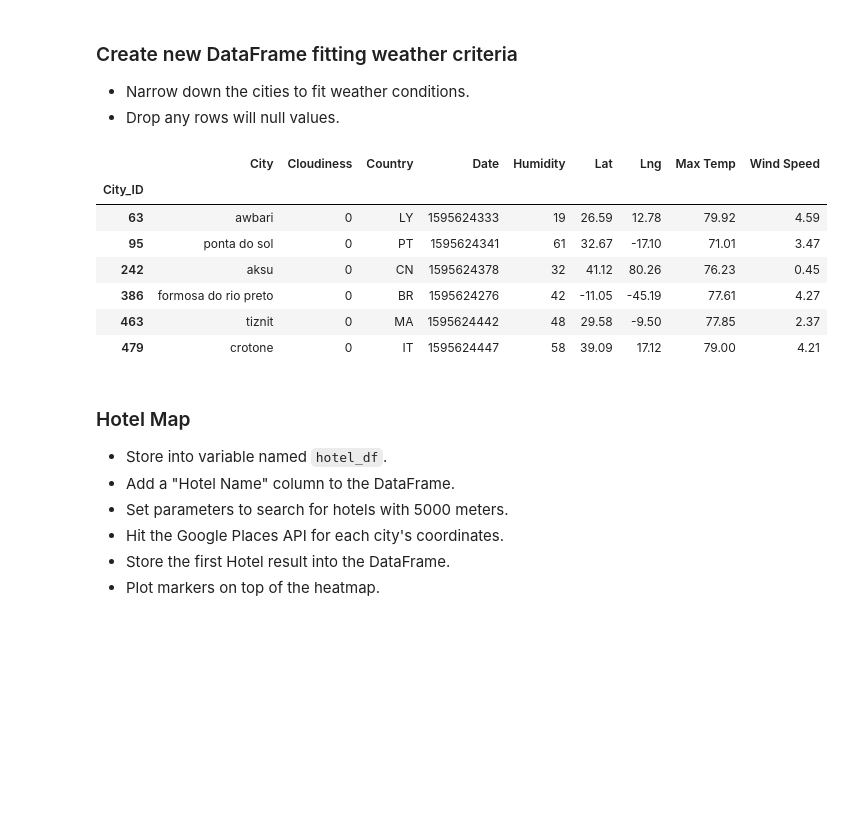
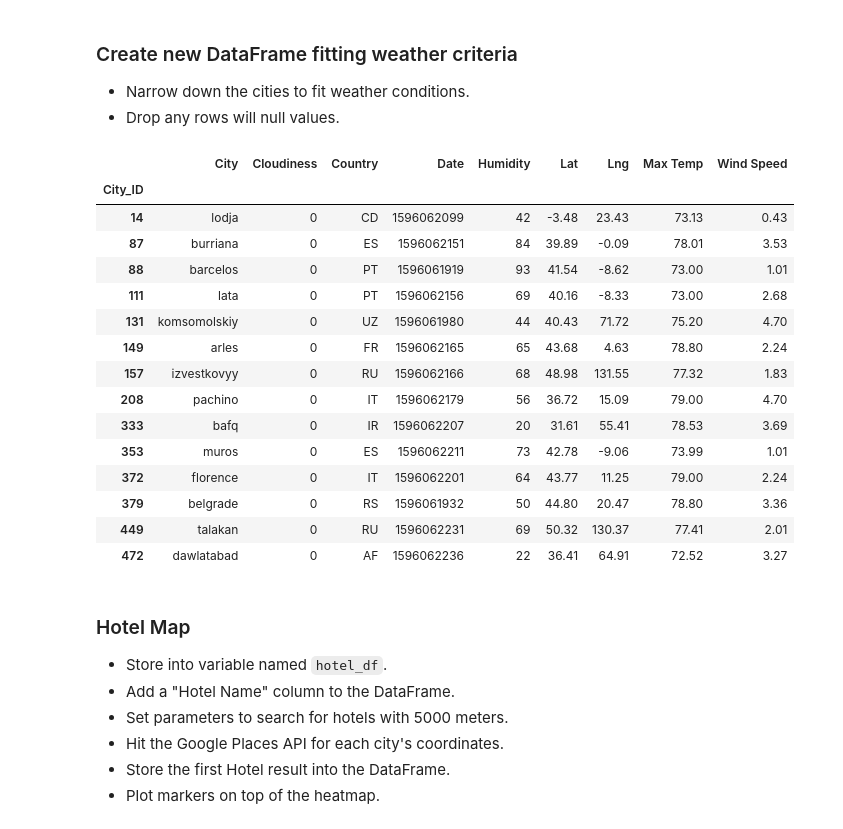
Before and after one commit to trippeto/API-challenge, a Jupyter notebook: VacationPy/VacationPy.ipynb, the cells around one changed output. Drawn from its saved outputs; the diff is of its cells as text; code cells hidden in the pictures; blank space fills up the shorter version.

```diff
--- a/VacationPy/VacationPy.ipynb
+++ b/VacationPy/VacationPy.ipynb
@@ -20,7 +21,7 @@ from api_keys import g_key
 ### Store Part I results into DataFrame
 * Load the csv exported in Part I to a DataFrame
 # %%
-city_data = '../weather_output_data/city_data.csv'
+city_data = '../output_data/cities.csv'
 city_df = pd.read_csv(city_data)
 city_df = city_df.set_index('City_ID')
 city_df.head()
@@ -70,16 +72,25 @@ fig
 * Drop any rows will null values.
 # %%
 ideal_df = city_df[(city_df['Max Temp']>70)&(city_df['Max Temp']<80)&(city_df['Wind Speed']<5)&(city_df['Cloudiness']==0)]
+ideal_df = ideal_df.dropna()
 ideal_df
 # %% [output]
 |  | City | Cloudiness | Country | Date | Humidity | Lat | Lng | Max Temp | Wind Speed |
 | City_ID |  |  |  |  |  |  |  |  |  |
-| 63 | awbari | 0 | LY | 1595624333 | 19 | 26.59 | 12.78 | 79.92 | 4.59 |
-| 95 | ponta do sol | 0 | PT | 1595624341 | 61 | 32.67 | -17.10 | 71.01 | 3.47 |
-| 242 | aksu | 0 | CN | 1595624378 | 32 | 41.12 | 80.26 | 76.23 | 0.45 |
-| 386 | formosa do rio preto | 0 | BR | 1595624276 | 42 | -11.05 | -45.19 | 77.61 | 4.27 |
-| 463 | tiznit | 0 | MA | 1595624442 | 48 | 29.58 | -9.50 | 77.85 | 2.37 |
-| 479 | crotone | 0 | IT | 1595624447 | 58 | 39.09 | 17.12 | 79.00 | 4.21 |
+| 14 | lodja | 0 | CD | 1596062099 | 42 | -3.48 | 23.43 | 73.13 | 0.43 |
+| 87 | burriana | 0 | ES | 1596062151 | 84 | 39.89 | -0.09 | 78.01 | 3.53 |
+| 88 | barcelos | 0 | PT | 1596061919 | 93 | 41.54 | -8.62 | 73.00 | 1.01 |
+| 111 | lata | 0 | PT | 1596062156 | 69 | 40.16 | -8.33 | 73.00 | 2.68 |
+| 131 | komsomolskiy | 0 | UZ | 1596061980 | 44 | 40.43 | 71.72 | 75.20 | 4.70 |
+| 149 | arles | 0 | FR | 1596062165 | 65 | 43.68 | 4.63 | 78.80 | 2.24 |
+| 157 | izvestkovyy | 0 | RU | 1596062166 | 68 | 48.98 | 131.55 | 77.32 | 1.83 |
+| 208 | pachino | 0 | IT | 1596062179 | 56 | 36.72 | 15.09 | 79.00 | 4.70 |
+| 333 | bafq | 0 | IR | 1596062207 | 20 | 31.61 | 55.41 | 78.53 | 3.69 |
+| 353 | muros | 0 | ES | 1596062211 | 73 | 42.78 | -9.06 | 73.99 | 1.01 |
+| 372 | florence | 0 | IT | 1596062201 | 64 | 43.77 | 11.25 | 79.00 | 2.24 |
+| 379 | belgrade | 0 | RS | 1596061932 | 50 | 44.80 | 20.47 | 78.80 | 3.36 |
+| 449 | talakan | 0 | RU | 1596062231 | 69 | 50.32 | 130.37 | 77.41 | 2.01 |
+| 472 | dawlatabad | 0 | AF | 1596062236 | 22 | 36.41 | 64.91 | 72.52 | 3.27 |
 # %% [markdown]
 ### Hotel Map
 * Store into variable named `hotel_df`.
```
Also changed, not shown: parts of 9 cells of this notebook, 32 other files.
